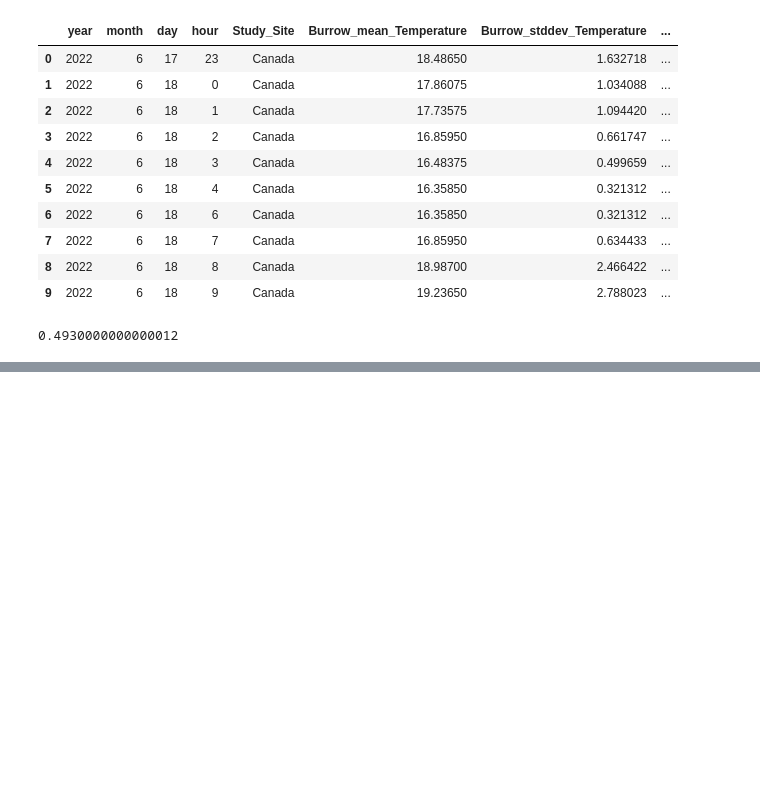
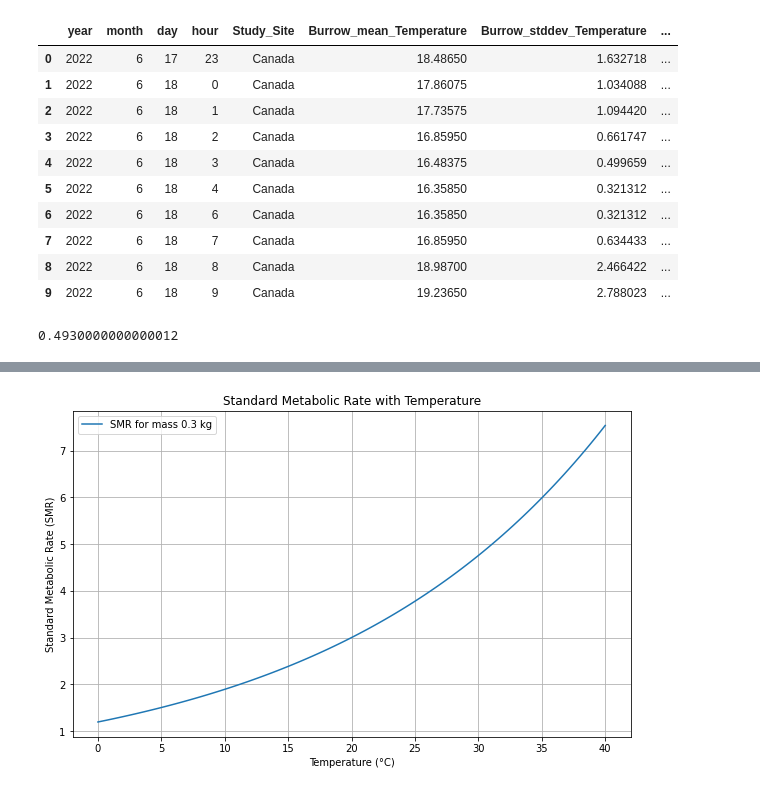
Before and after one commit to michaelremington2/therma_sim, a Jupyter notebook: src/therma_sim/scratch_code.ipynb, the cells around one changed output, grey strips where cells are left out. Drawn from its saved outputs; the diff is of its cells as text; code cells hidden in the pictures; blank space fills up the shorter version.

```diff
--- a/src/therma_sim/scratch_code.ipynb
+++ b/src/therma_sim/scratch_code.ipynb
@@ -39,0 +132,42 @@ df['Shrub_stddev_Temperature'].iloc[0]
+# %%
+import numpy as np
+import matplotlib.pyplot as plt
+
+def calculate_smr(log_mass, temperature, X1, X2, X3):
+    """
+    Calculate SMR based on log-mass, temperature, and constants X1, X2, X3.
+
+    Parameters:
+    log_mass (float): Logarithm (base 10) of body mass
+    temperature (float): Ambient temperature (°C)
+    X1 (float): Constant X1
+    X2 (float): Temperature coefficient
+    X3 (float): Constant X3
+
+    Returns:
+    float: Standard Metabolic Rate (SMR)
+    """
+    log_smr = X1 + log_mass + X2 * temperature + X3
+    return 10**log_smr
+
+# Example parameters
+log_mass = np.log10(0.3)  # Logarithm of body mass (0.3 kg)
+temperature_range = np.linspace(0, 40, 100)  # Temperature range from 0 to 40°C
+X1 = 0.5
+X2 = 0.02
+X3 = 0.1
+
+# Calculate SMR over the temperature range
+smr_values = [calculate_smr(log_mass, temp, X1, X2, X3) for temp in temperature_range]
+
+# Plot the results
+plt.figure(figsize=(10, 6))
+plt.plot(temperature_range, smr_values, label=f'SMR for mass 0.3 kg')
+plt.xlabel('Temperature (°C)')
+plt.ylabel('Standard Metabolic Rate (SMR)')
+plt.title('Standard Metabolic Rate with Temperature')
+plt.legend()
+plt.grid(True)
+plt.show()
+# %% [output]
+[figure, added]
```
Also changed, not shown: parts of 9 cells of this notebook.
